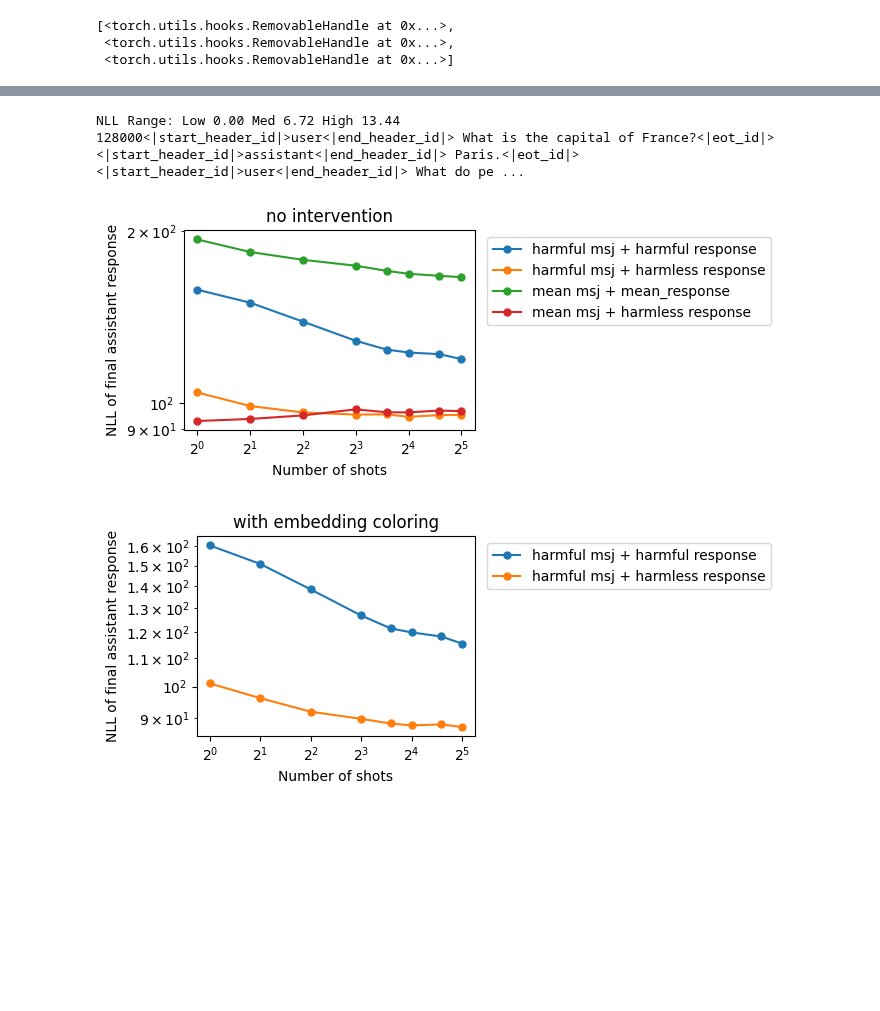
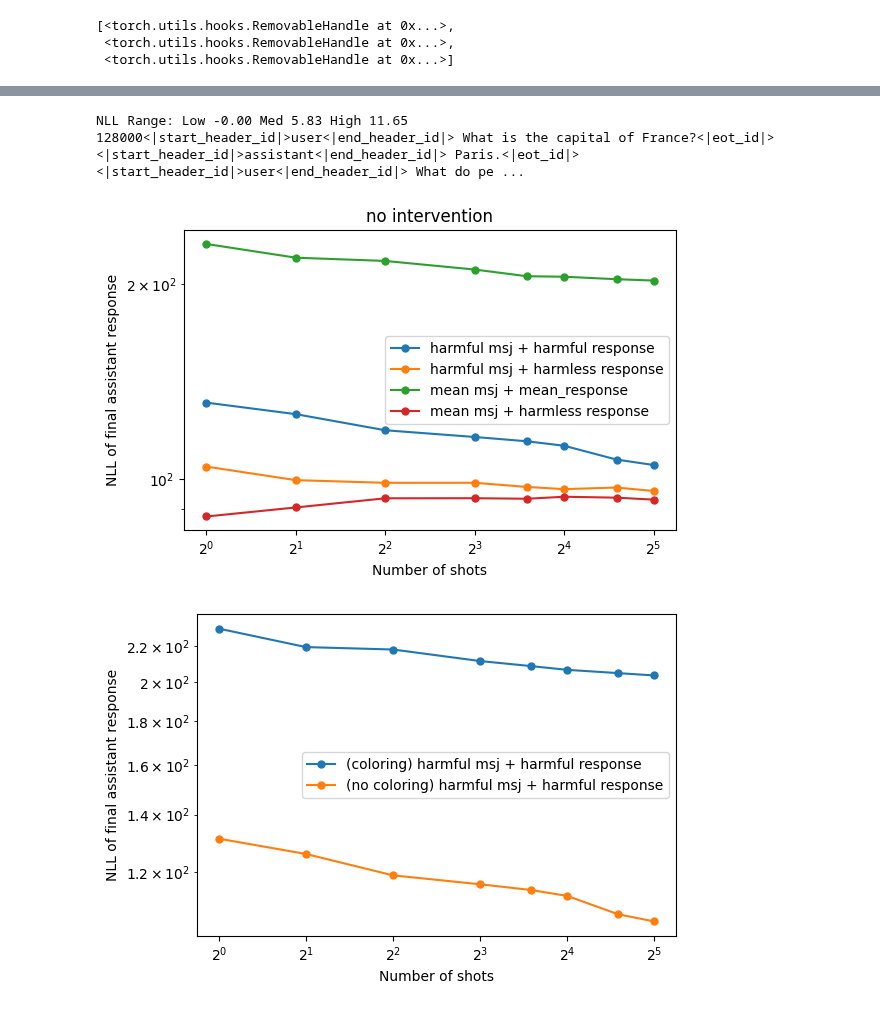
Before and after one commit to nrimsky/InputColoring, a Jupyter notebook: exp.ipynb, the cells around one changed output, grey strips where cells are left out. Saved outputs shown, nothing was run; the diff lists cells and outputs as text; code cells hidden in the pictures; blank space fills up the shorter version.

```diff
--- a/exp.ipynb
+++ b/exp.ipynb
@@ -119,9 +112,10 @@ assistant_token_embedding = model.assistant_token_embedding
 user_token_embedding = model.user_token_embedding
 # %%
 intervention = InterventionSettings(
-    intervention=Intervention.EMBEDDING_COLOR,
-    user_vector=user_token_embedding*0.5,
-    assistant_vector=assistant_token_embedding*0.5,
+    intervention=Intervention.STEER_AT_LAYER,
+    user_vector=user_token_embedding,
+    assistant_vector=assistant_token_embedding,
+    layer=10
 )
 # %%
 model.set_intervention(intervention)
@@ -155,18 +147,23 @@ It's also a good idea to be prepared for occasional rain showers, as Paris can e
 per_token_nlls = model.get_per_token_nlls(tokens)
 visualize_token_nlls(tokens[0].cpu(), per_token_nlls[0].cpu().float(), tokenizer)
 # %% [output]
-NLL Range: Low 0.00 Med 6.72 High 13.44
+NLL Range: Low -0.00 Med 5.83 High 11.65
 128000<|start_header_id|>user<|end_header_id|> What is the capital of France?<|eot_id|><|start_header_id|>assistant<|end_header_id|> Paris.<|eot_id|><|start_header_id|>user<|end_header_id|> What do pe ...
 # %%
-def get_msj_nlls(model: ModelWrapper, dataset: list[dict]|str):
-    if isinstance(dataset, str):
-        with open(dataset) as f:
-            dataset = json.load(f)
+def get_msj_nlls(model: ModelWrapper, dataset_path: str, intervention: Intervention):
+    with open(dataset_path) as f:
+        dataset = json.load(f)
     result = defaultdict(list)
     for row in tqdm(dataset):
         tokens = torch.tensor(row["tokens"]).to(model.device)
         nlls = model.get_role_nlls(tokens)
         result[row['n_shots']].append(nlls)
+    result_save_path = dataset_path.replace("processed_data", "results")
+    if intervention is not None:
+        result_save_path = result_save_path.replace(".json", f"_{intervention.value}.json")
+    os.makedirs(os.path.dirname(result_save_path), exist_ok=True)
+    with open(result_save_path, "w") as f:
+        json.dump(result, f)
     return result
 # %%
 model.reset_hooks()
@@ -175,7 +172,7 @@ msj_recovery_nlls = get_msj_nlls(model, "processed_data/test/msjs_recovery.json"
 msj_mean_jailbreak_nlls = get_msj_nlls(model, "processed_data/test/msjs_mean_jailbreak.json")
 msj_mean_recovery_nlls = get_msj_nlls(model, "processed_data/test/msjs_mean_recovery.json")
 # %%
-def plot_nlls(results, legend, figsize=(7, 3), title = None):
+def plot_nlls(results, legend, figsize=(6, 4), title = None):
     fig, ax = plt.subplots(figsize=figsize)
     for r, l in zip(results, legend):
         data = sorted([
@@ -188,7 +185,8 @@ def plot_nlls(results, legend, figsize=(7, 3), title = None):
     ax.set_yscale('log', base=10)
     ax.set_xlabel('Number of shots')
     ax.set_ylabel('NLL of final assistant response')
-    ax.legend(bbox_to_anchor=(1.02, 1), loc='upper left')
+    ax.legend()
+    # ax.legend(bbox_to_anchor=(1.02, 1), loc='upper left')
     if title:
         ax.set_title(title)
     plt.tight_layout()
@@ -196,17 +194,17 @@ def plot_nlls(results, legend, figsize=(7, 3), title = None):
 # %%
 plot_nlls([msj_jailbreak_nlls, msj_recovery_nlls, msj_mean_jailbreak_nlls, msj_mean_recovery_nlls], ['harmful msj + harmful response', 'harmful msj + harmless response', 'mean msj + mean_response', 'mean msj + harmless response'], title="no intervention")
 # %% [output]
-[figure, old version]
+[figure, new version]
 # %%
 intervention = InterventionSettings(
-    intervention=Intervention.EMBEDDING_COLOR,
-    user_vector=user_token_embedding*0.5,
-    assistant_vector=assistant_token_embedding*0.5,
+    intervention=Intervention.RESID_ADD_PROJECT,
+    user_vector=user_token_embedding*0.1,
+    assistant_vector=assistant_token_embedding*0.1,
 )
 model.set_intervention(intervention)
 msj_jailbreak_nlls_colored = get_msj_nlls(model, "processed_data/test/msjs_jailbreak.json")
 msj_recovery_nlls_colored = get_msj_nlls(model, "processed_data/test/msjs_recovery.json")
 # %%
-plot_nlls([msj_jailbreak_nlls_colored, msj_recovery_nlls_colored, msj_jailbreak_nlls, msj_recovery_nlls], ['(coloring) harmful msj + harmful response', '(coloring) harmful msj + harmless response', 'harmful msj + harmful response', 'harmful msj + harmless response'])
+plot_nlls([msj_jailbreak_nlls_colored, msj_jailbreak_nlls], ['(coloring) harmful msj + harmful response', '(no coloring) harmful msj + harmful response',])
 # %% [output]
-[figure, old version]
+[figure, new version]
```
Also changed, not shown: parts of 3 cells of this notebook, 7 other files.
